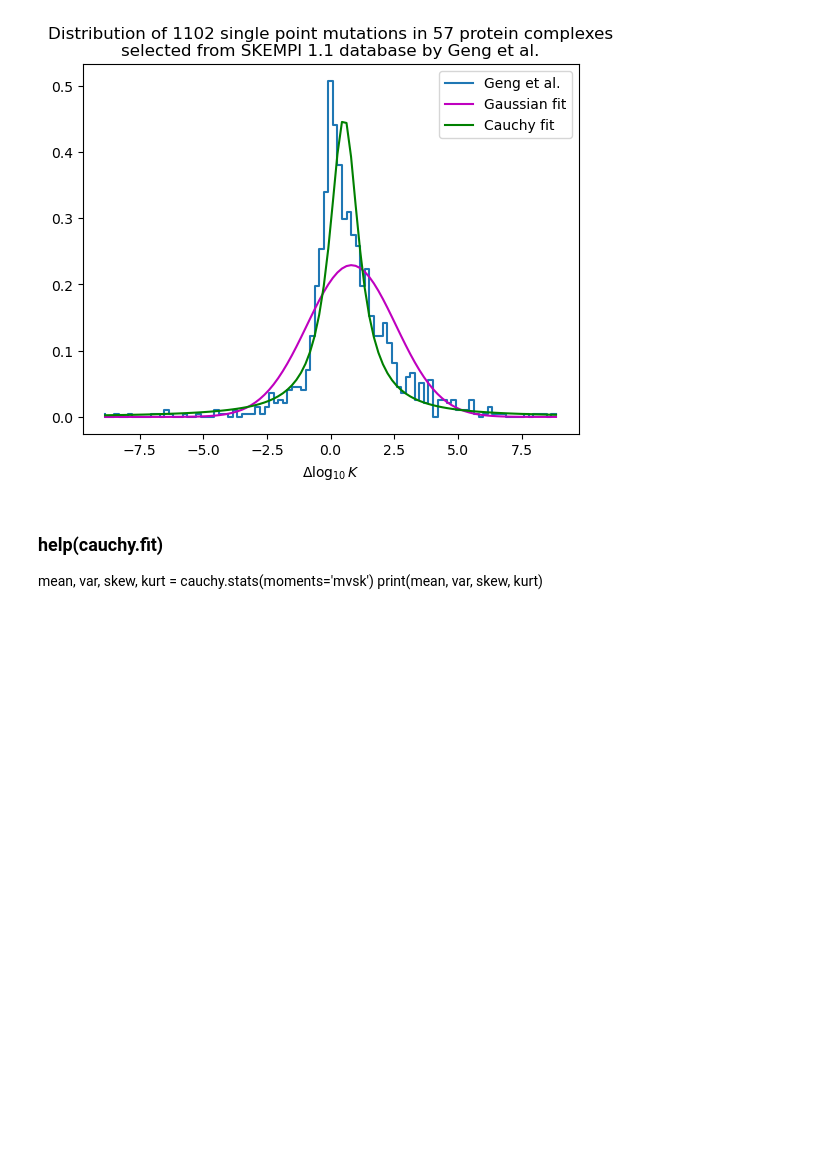
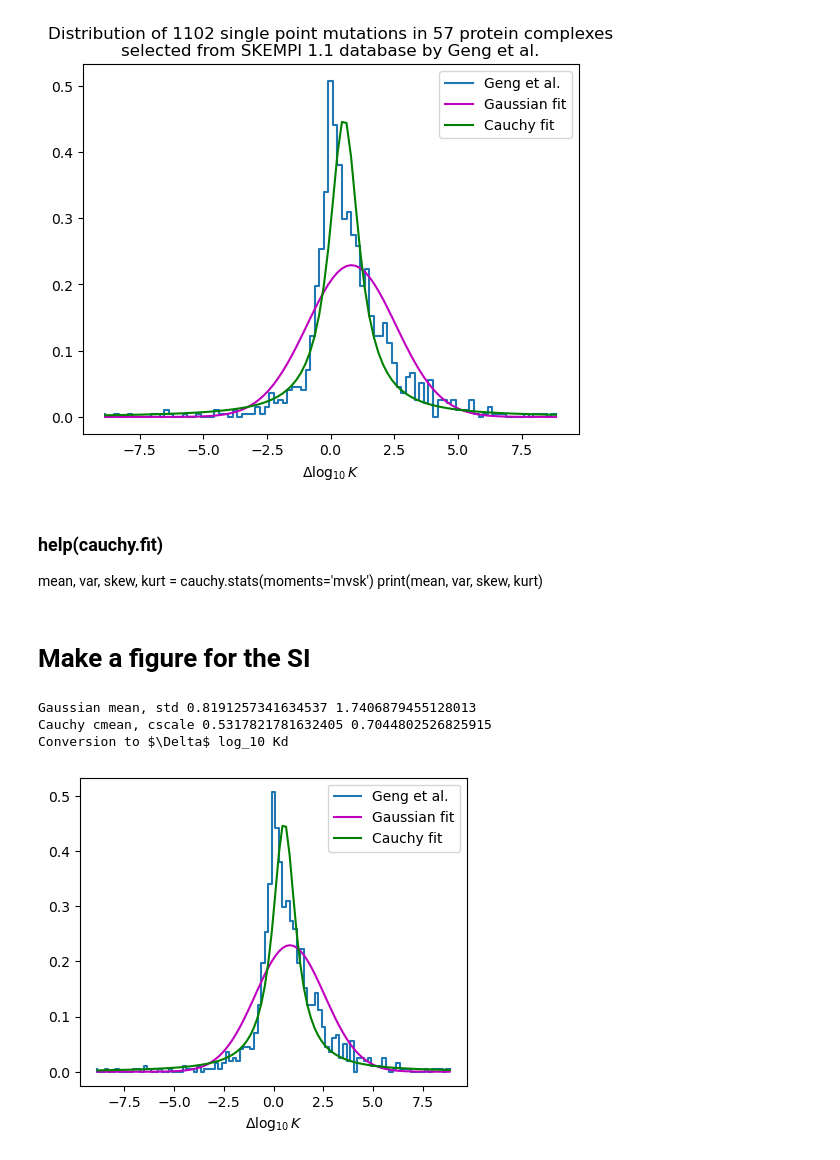
Before and after one commit to DJNovack/Massively_Parallel_Free_Energy_Calculations_of_HA_Binders_2024, a Jupyter notebook: Figures/Bayesian_Kds/infer_Kds/iSee_analysis.ipynb, the cells around one changed output. Saved outputs shown, nothing was run; the diff lists cells and outputs as text; code cells hidden in the pictures; blank space fills up the shorter version.

```diff
--- a/Figures/Bayesian_Kds/infer_Kds/iSee_analysis.ipynb
+++ b/Figures/Bayesian_Kds/infer_Kds/iSee_analysis.ipynb
@@ -66,3 +67,42 @@ Conversion to $\Delta$ log_10 Kd
 
 mean, var, skew, kurt = cauchy.stats(moments='mvsk')
 print(mean, var, skew, kurt)
+# %% [markdown]
+# Make a figure for the SI
+# %%
+ddG_in_kcal_per_mol = df['ddGexp']
+R = 8.314 * 0.001 / 4.184 # (J/K/mol)(1 kJ/ 1000 J)(1 kcal/4.184 J) = kcal/mol/K
+T = 298.15 # K
+dlog10K = ddG_in_kcal_per_mol/(R*T*(np.log(10.0)))
+
+from matplotlib import pyplot as plt
+
+hist_counts, bin_edges = np.histogram(dlog10K, bins=100, normed=True)
+bin_centers = (bin_edges[0:-1] + bin_edges[1:])/2.0
+
+mean, std = np.mean(dlog10K), np.std(dlog10K)
+print('Gaussian mean, std', mean, std)
+
+from scipy.stats import cauchy
+# Calculate the first four moments:
+cmean, cscale = cauchy.fit(dlog10K)
+print('Cauchy cmean, cscale', cmean, cscale)
+
+plt.figure(figsize=(5,4))
+plt.step(bin_centers,hist_counts, label='Geng et al.')
+# plt.plot([mean,mean], [0, np.max(hist_counts)], 'r-')
+gaussian = (1./np.sqrt(2.0*np.pi*std**2))*np.exp( -(bin_centers - mean)**2 / (2.0*std**2))
+cdist = (1./np.pi)*cscale/((bin_centers - cmean)**2  + cscale**2)
+plt.plot(bin_centers, gaussian, 'm-', label='Gaussian fit')
+plt.plot(bin_centers, cdist, 'g-', label='Cauchy fit')
+plt.xlabel('$\Delta \log_{10} K$')
+plt.legend(loc='best')
+# plt.title('Distribution of 1102 single point mutations in 57 protein complexes\nselected from SKEMPI 1.1 database by Geng et al.')
+
+print('Conversion to $\Delta$ log_10 Kd')
+plt.savefig('SI_cauchy.pdf')
+# %% [output]
+Gaussian mean, std 0.8191257341634537 1.7406879455128013
+Cauchy cmean, cscale 0.5317821781632405 0.7044802526825915
+Conversion to $\Delta$ log_10 Kd
+[figure, added]
```
Also changed, not shown: parts of 1 cell of this notebook, 1 other file.
